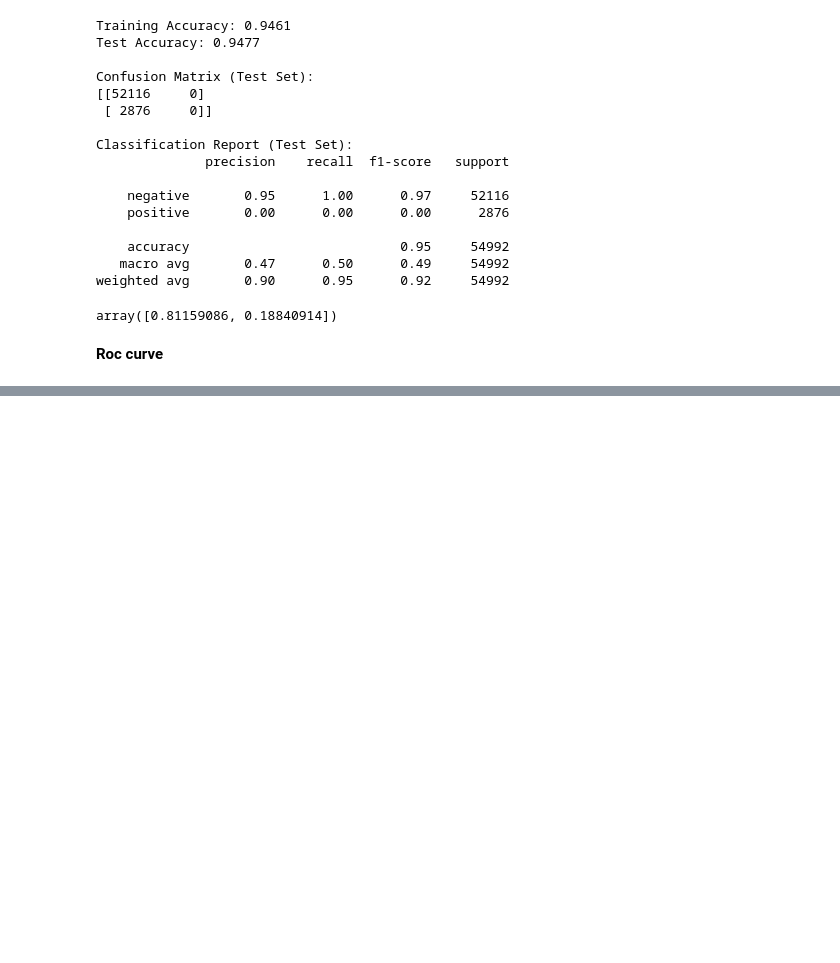
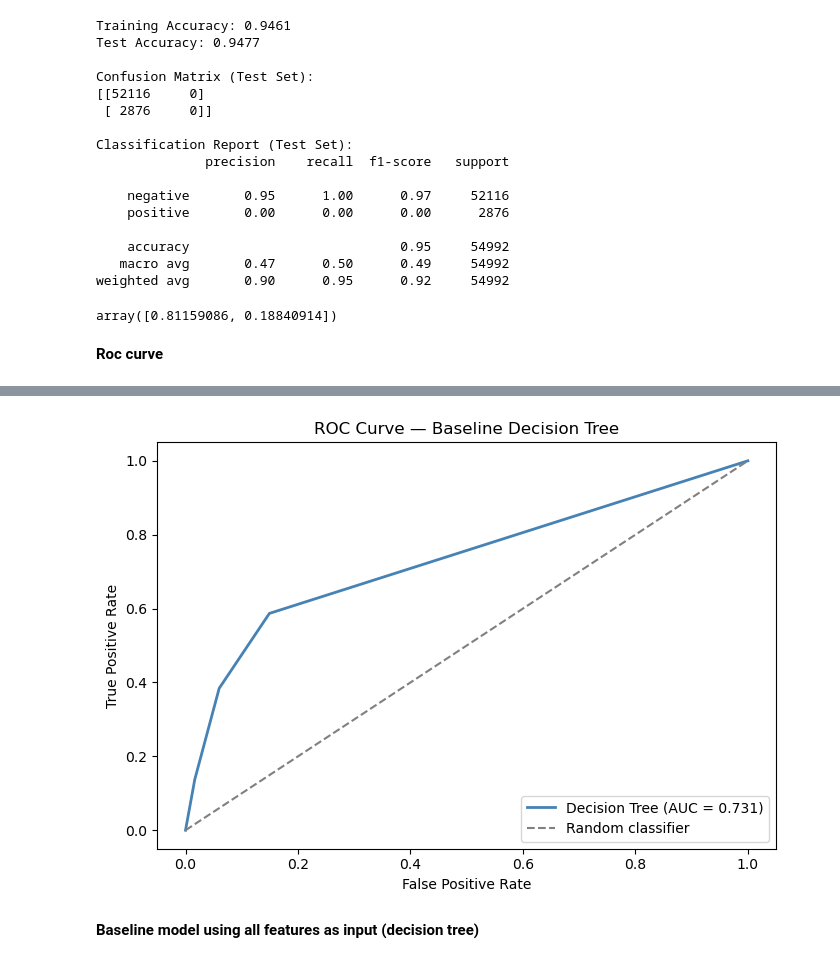
Before and after one commit to maxwhitemet/cambridge_spark_hackathon, a Jupyter notebook: john-notebook.ipynb, the cells around one changed output, grey strips where cells are left out. Saved outputs shown, nothing was run; the diff lists cells and outputs as text; code cells hidden in the pictures; blank space fills up the shorter version.

Commit message:
Implement simple decision tree baseline model.

```diff
--- a/john-notebook.ipynb
+++ b/john-notebook.ipynb
@@ -49,7 +49,7 @@ X_test = test[features]
 y_test = test['corona_result']
 
 # Create and train the decision tree classifier
-dt_model = DecisionTreeClassifier(random_state=24, max_depth=4)
+dt_model = DecisionTreeClassifier(random_state=24, max_depth=3)
 dt_model.fit(X_train, y_train)
 
 # Make predictions
@@ -96,0 +92,25 @@ KeyError: 'key of type tuple not found and not a MultiIndex'
+# %%
+import matplotlib.pyplot as plt
+from sklearn.metrics import roc_curve, roc_auc_score
+
+# Get predicted probabilities for the positive class
+y_test_proba = dt_model.predict_proba(X_test)[:, list(dt_model.classes_).index('positive')]
+
+# Compute ROC curve and AUC score
+fpr, tpr, thresholds = roc_curve(y_test, y_test_proba, pos_label='positive')
+auc_score = roc_auc_score(y_test, y_test_proba)
+
+# Plot the ROC curve
+plt.figure(figsize=(7, 5))
+plt.plot(fpr, tpr, color='steelblue', lw=2, label=f'Decision Tree (AUC = {auc_score:.3f})')
+plt.plot([0, 1], [0, 1], color='gray', linestyle='--', label='Random classifier')
+plt.xlabel('False Positive Rate')
+plt.ylabel('True Positive Rate')
+plt.title('ROC Curve — Baseline Decision Tree')
+plt.legend(loc='lower right')
+plt.tight_layout()
+plt.show()
+# %% [output]
+[figure, added]
+# %% [markdown]
+**Baseline model using all features as input (decision tree)**
```
Also changed, not shown: parts of 6 cells of this notebook.
